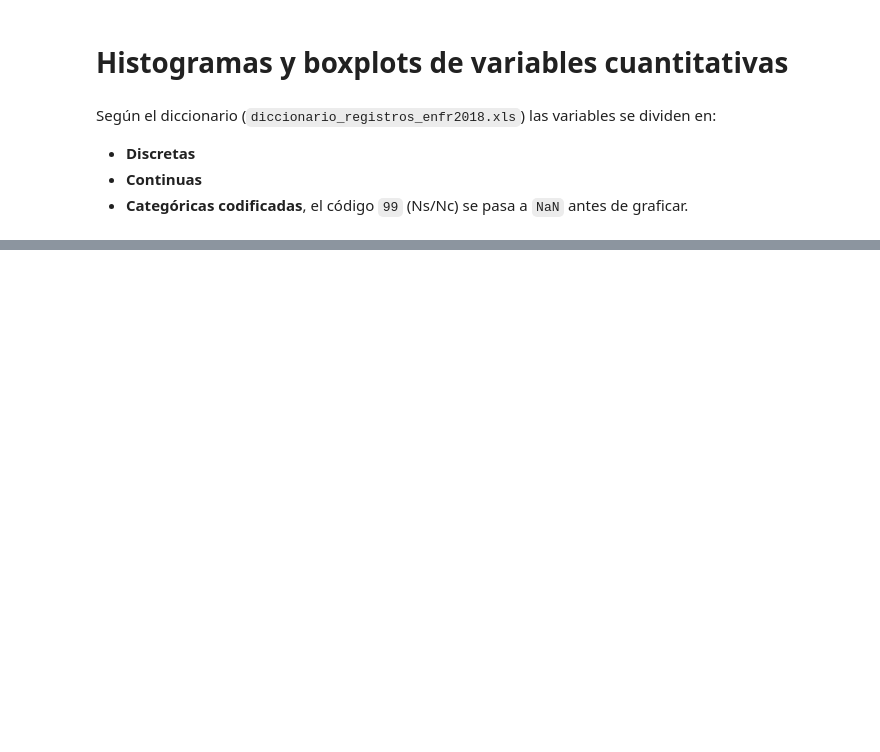
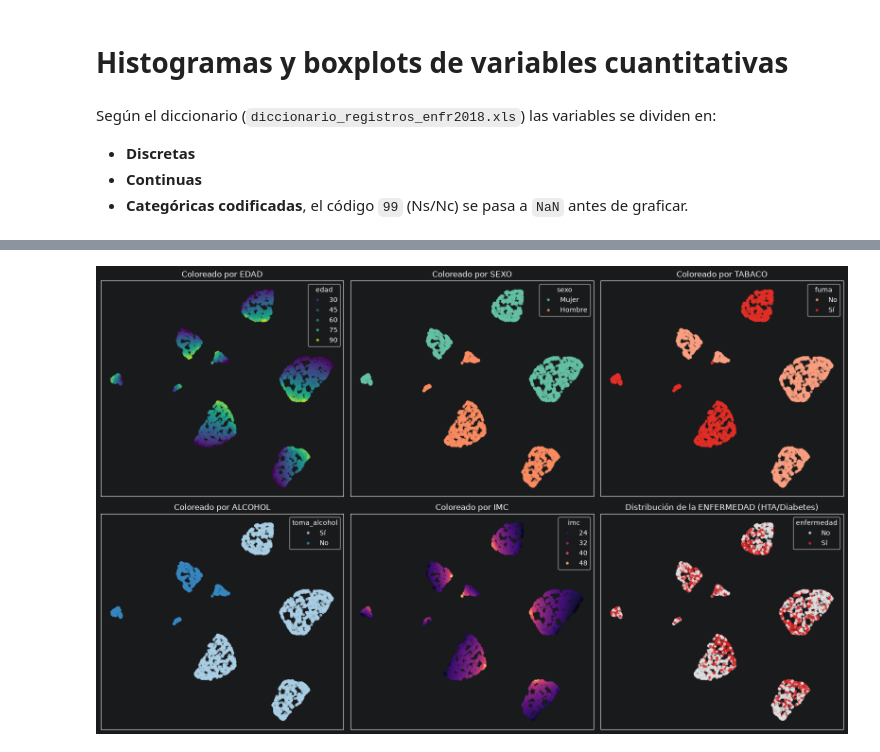
Before and after one commit to fausmurgades/Fundamentos-De-La-Ciencia-De-Datos-TP-Especial, a Jupyter notebook: entrega.ipynb, the cells around one changed output, grey strips where cells are left out. Cells and saved outputs as stored; diff of their text form; code cells hidden in the pictures; blank space fills up the shorter version.

```diff
--- a/entrega.ipynb
+++ b/entrega.ipynb
@@ -952,0 +1104,90 @@ for titulo, variables in vars_codificadas.items():
+# %%
+import umap
+from sklearn.preprocessing import StandardScaler
+import warnings
+warnings.filterwarnings('ignore')
+
+# 1. Preparar datos
+df_demo = raw_data[['id', 'bhch04', 'bhch03']].copy()
+df_demo['edad'] = pd.to_numeric(df_demo['bhch04'], errors='coerce')
+df_demo['sexo'] = np.where(pd.to_numeric(df_demo['bhch03'], errors='coerce') == 1, 'Hombre', 'Mujer')
+
+df_tabaco = raw_data[['id', 'consumo_tabaco_100']].copy()
+df_tabaco['fuma'] = np.where(df_tabaco['consumo_tabaco_100'].isin([1, 2]), 'Sí', 'No')
+
+df_alcohol = raw_data[['id', 'bica01']].copy()
+df_alcohol['toma_alcohol'] = np.where(df_alcohol['bica01'] == 1, 'Sí', 'No')
+
+df_peso = raw_data[['id', 'imc']].copy()
+
+df_salud = raw_data[['id', 'prevalencia_hipertension', 'prevalencia_diabetes']].copy()
+df_salud['enfermedad'] = np.where((df_salud['prevalencia_hipertension'] == 1) | (df_salud['prevalencia_diabetes'] == 1), 'Sí', 'No')
+
+# Merge de todas las variables
+df = df_demo[['id', 'edad', 'sexo']].merge(df_tabaco[['id', 'fuma']], on='id')\
+                                    .merge(df_alcohol[['id', 'toma_alcohol']], on='id')\
+                                    .merge(df_peso, on='id')\
+                                    .merge(df_salud[['id', 'enfermedad']], on='id').dropna()
+
+# 2. Muestra representativa para procesar rápidamente (puedes aumentar n si tienes buena RAM)
+np.random.seed(42)
+df_sample = df.sample(n=3000, random_state=42)
+
+# 3. Binarizar variables categóricas para el modelo matemático
+X = df_sample[['edad', 'imc']].copy()
+X['sexo_num'] = np.where(df_sample['sexo'] == 'Hombre', 1, 0)
+X['fuma_num'] = np.where(df_sample['fuma'] == 'Sí', 1, 0)
+X['alcohol_num'] = np.where(df_sample['toma_alcohol'] == 'Sí', 1, 0)
+
+# Estandarizar escalas
+scaler = StandardScaler()
+X_scaled = scaler.fit_transform(X)
+
+# 4. Ejecutar UMAP
+reducer = umap.UMAP(n_neighbors=30, min_dist=0.3, metric='euclidean', random_state=42)
+embedding = reducer.fit_transform(X_scaled)
+df_sample['umap_1'] = embedding[:, 0]
+df_sample['umap_2'] = embedding[:, 1]
+
+# 5. Generar la cuadrícula visual de mapeo
+fig, axes = plt.subplots(2, 3, figsize=(16, 10))
+axes = axes.flatten()
+
+# Parámetros visuales base
+plot_kws = {'s': 15, 'alpha': 0.8, 'edgecolor': None}
+
+# Edad
+sns.scatterplot(x='umap_1', y='umap_2', hue='edad', palette='viridis', data=df_sample, ax=axes[0], **plot_kws)
+axes[0].set_title('Coloreado por EDAD')
+
+# Sexo
+sns.scatterplot(x='umap_1', y='umap_2', hue='sexo', palette='Set2', data=df_sample, ax=axes[1], **plot_kws)
+axes[1].set_title('Coloreado por SEXO')
+
+# Tabaco
+sns.scatterplot(x='umap_1', y='umap_2', hue='fuma', palette='Reds', data=df_sample, ax=axes[2], **plot_kws)
+axes[2].set_title('Coloreado por TABACO')
+
+# Alcohol
+sns.scatterplot(x='umap_1', y='umap_2', hue='toma_alcohol', palette='Blues', data=df_sample, ax=axes[3], **plot_kws)
+axes[3].set_title('Coloreado por ALCOHOL')
+
+# IMC
+sns.scatterplot(x='umap_1', y='umap_2', hue='imc', palette='magma', data=df_sample, ax=axes[4], **plot_kws)
+axes[4].set_title('Coloreado por IMC')
+
+# Enfermedad
+sns.scatterplot(x='umap_1', y='umap_2', hue='enfermedad', palette={'Sí': '#d62728', 'No': '#e0e0e0'}, data=df_sample, ax=axes[5], **plot_kws)
+axes[5].set_title('Distribución de la ENFERMEDAD (HTA/Diabetes)')
+
+# Limpiar los ejes para estética
+for ax in axes:
+    ax.set_xticks([])
+    ax.set_yticks([])
+    ax.set_xlabel('')
+    ax.set_ylabel('')
+
+plt.tight_layout()
+plt.show()
+# %% [output]
+[figure, added]
```
Also changed, not shown: parts of 23 cells of this notebook, 2 other files.
